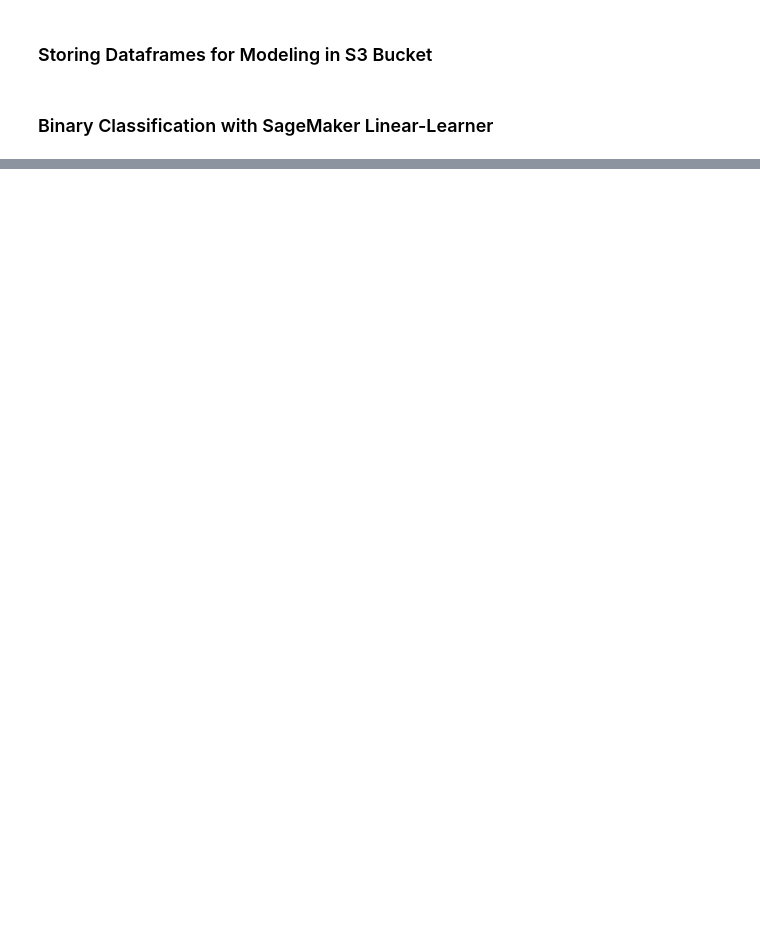
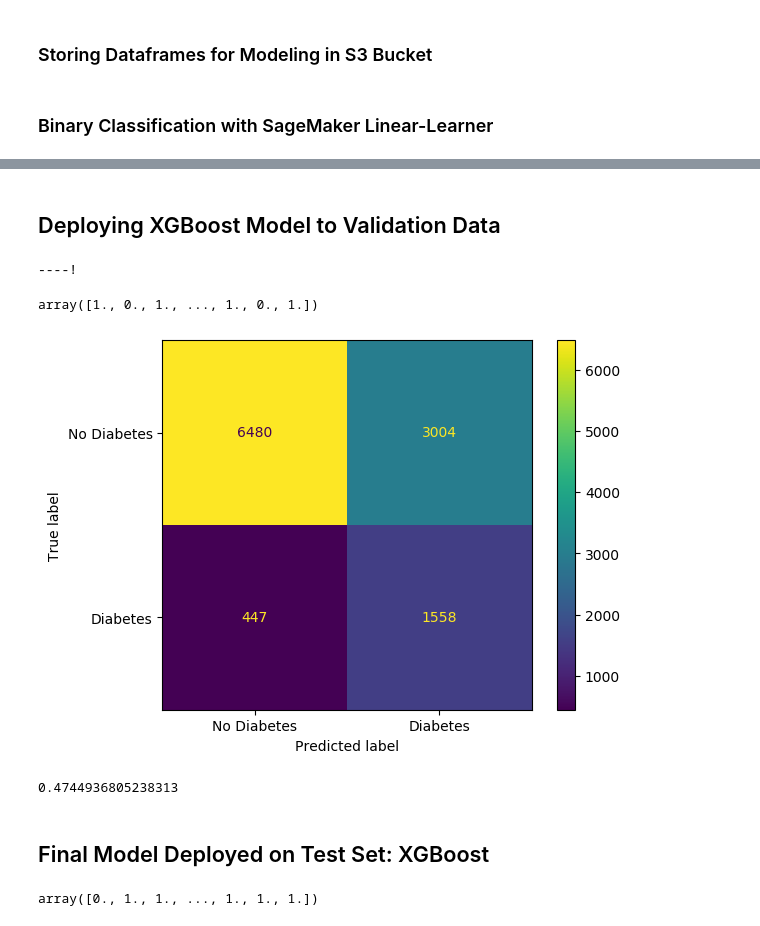
Before and after one commit to ChrisGarciaDS/Predict-Diabetes-Cloud, a Jupyter notebook: analysisNotebook.ipynb, the cells around one changed output, grey strips where cells are left out. Drawn from its saved outputs; the diff is of its cells as text; code cells hidden in the pictures; blank space fills up the shorter version.

```diff
--- a/analysisNotebook.ipynb
+++ b/analysisNotebook.ipynb
@@ -1216,0 +1109,14 @@ print(f'Test RMSE: {test_rmse:.2f}')
+# %%
+sess = sagemaker.Session()
+xgb = sagemaker.estimator.Estimator(xgboost_container,role,
+                                    instance_count=1,
+                                    instance_type='ml.m5.large',
+                                    output_path= output_location_xg,
+                                    sagemaker_session=sess)
+
+# parse in the hyperparameters
+xgb.set_hyperparameters(max_depth=5,eta=0.2,gamma=4,min_child_weight=6,
+                        subsample=0.8,silent=0,
+                        objective='binary:logistic',num_round=100)
+# %%
+xgb.fit({'train': s3_input_train_xg})
@@ -1216,0 +1141,37 @@ print(f'Test RMSE: {test_rmse:.2f}')
+# %% [markdown]
+## Deploying XGBoost Model to Validation Data
+# %%
+xgb_predictor = xgb.deploy(initial_instance_count=1, instance_type='ml.m5.large')
+# %% [output]
+----!
+# %%
+# Running Predictions on validation set
+from sagemaker.serializers import CSVSerializer
+
+# load the data into an array
+validation_array = validation_subset.drop(['diabetes_012'], axis=1).values
+
+# set the serializer type
+xgb_predictor.serializer = CSVSerializer()
+
+# predict!
+predictions = xgb_predictor.predict(validation_array).decode('utf-8')
+
+# and turn the prediction into an array
+predictions_array = np.fromstring(predictions[1:], sep=',')
+predictions_binary = np.where(predictions_array > 0.5, 1, predictions_array)
+predictions_binary = np.where(predictions_binary < 0.5, 0, predictions_binary)
+predictions_binary
+# %% [output]
+array([1., 0., 1., ..., 1., 0., 1.])
+# %%
+confusion_matrix_xg = metrics.confusion_matrix(validation_subset['diabetes_012'], predictions_binary)
+cm_display_xg = metrics.ConfusionMatrixDisplay(confusion_matrix = confusion_matrix_xg, display_labels = ['No Diabetes', 'Diabetes'])
+cm_display_xg.plot()
+plt.show()
+
+score_xg = f1_score(validation_subset['diabetes_012'], predictions_binary)
+print(score_xg)
+# %% [output]
+[figure, added]
+0.4744936805238313
@@ -1216,0 +1180,16 @@ print(f'Test RMSE: {test_rmse:.2f}')
+# %% [markdown]
+## Final Model Deployed on Test Set: XGBoost
+# %%
+# load the data into an array
+test_array = test_subset.drop(['diabetes_012'], axis=1).values
+
+# predict!
+predictions_test = xgb_predictor.predict(test_array).decode('utf-8')
+
+# and turn the prediction into an array
+predictions_array_test = np.fromstring(predictions_test[1:], sep=',')
+predictions_binary_test = np.where(predictions_array_test > 0.5, 1, predictions_array_test)
+predictions_binary_test = np.where(predictions_binary_test < 0.5, 0, predictions_binary_test)
+predictions_binary_test
+# %% [output]
+array([0., 1., 1., ..., 1., 1., 1.])
```
Also changed, not shown: parts of 61 cells of this notebook.
